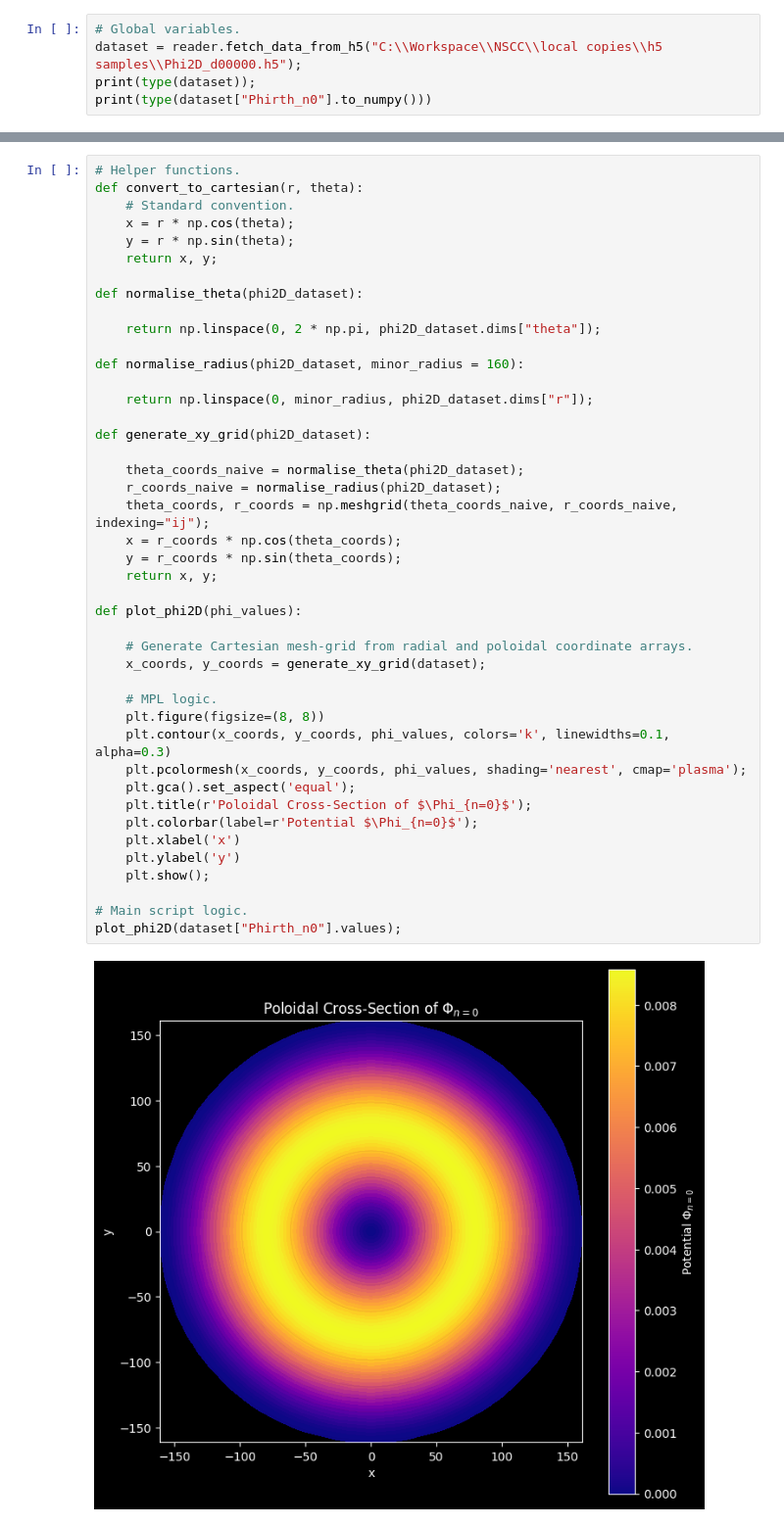
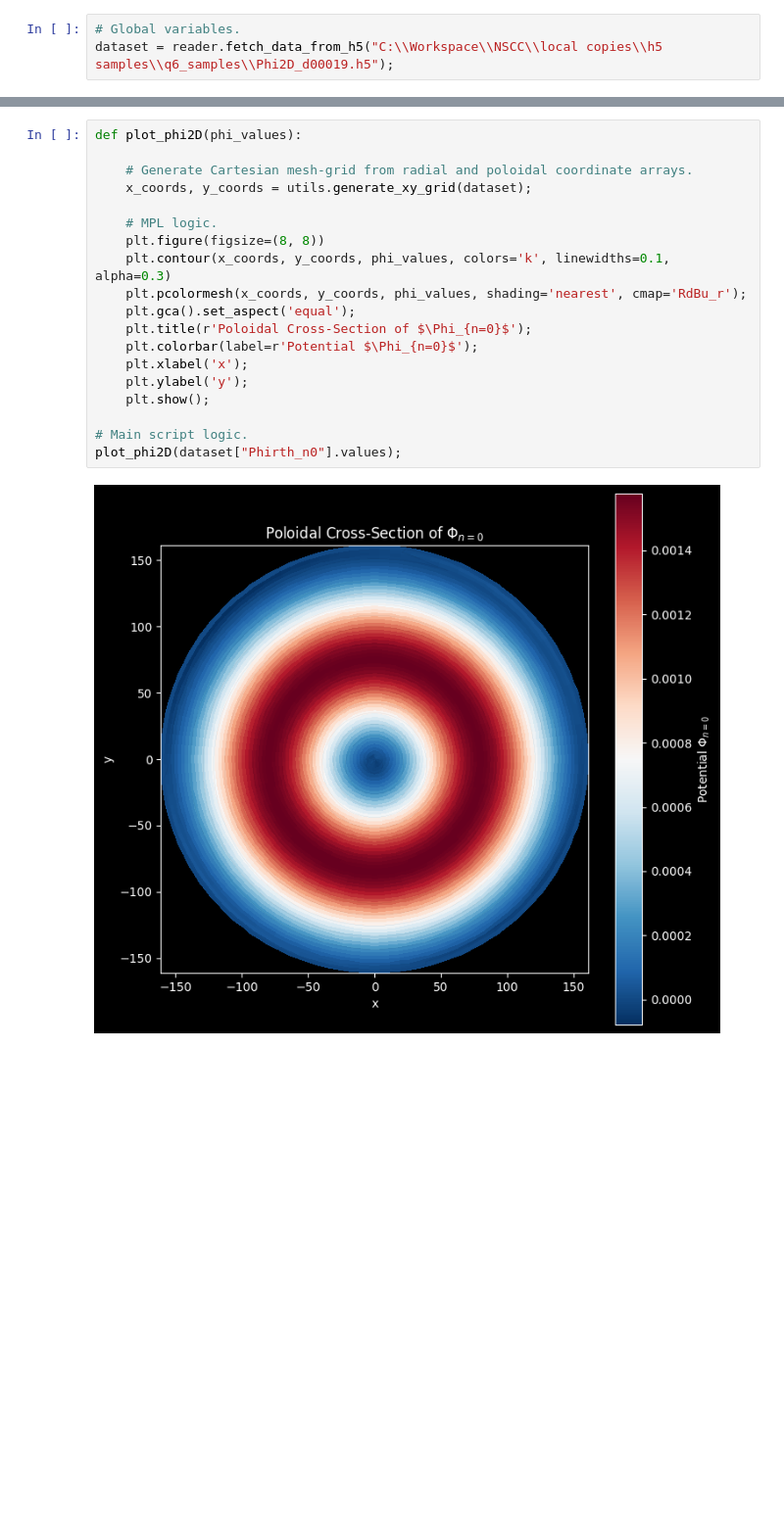
Before and after one commit to seferoni/GYSELA_utils, a Jupyter notebook: Post-Processing/Scripts/phixy_n0.ipynb, the cells around one changed output, grey strips where cells are left out. Shown at 98% size. Saved outputs shown, nothing was run; the diff lists cells and outputs as text; blank space fills up the shorter version.

```diff
--- a/Post-Processing/Scripts/phixy_n0.ipynb
+++ b/Post-Processing/Scripts/phixy_n0.ipynb
@@ -9,6 +10,4 @@ import h5_reader_xr as reader
 plt.style.use('dark_background')
 # %%
 # Global variables.
-dataset = reader.fetch_data_from_h5("C:\\Workspace\\NSCC\\local copies\\h5 samples\\Phi2D_d00000.h5");
-print(type(dataset));
-print(type(dataset["Phirth_n0"].to_numpy()))
+dataset = reader.fetch_data_from_h5("C:\\Workspace\\NSCC\\local copies\\h5 samples\\q6_samples\\Phi2D_d00019.h5");
@@ -18,48 +14,24 @@ print(type(dataset["Phirth_n0"].to_numpy()))
 # %%
-# Helper functions.
-def convert_to_cartesian(r, theta):
-	# Standard convention.
-	x = r * np.cos(theta);
-	y = r * np.sin(theta);
-	return x, y;
-
-def normalise_theta(phi2D_dataset):
-
-	return np.linspace(0, 2 * np.pi, phi2D_dataset.dims["theta"]);
-
-def normalise_radius(phi2D_dataset, minor_radius = 160):
-
-	return np.linspace(0, minor_radius, phi2D_dataset.dims["r"]);
-
-def generate_xy_grid(phi2D_dataset):
-
-	theta_coords_naive = normalise_theta(phi2D_dataset);
-	r_coords_naive = normalise_radius(phi2D_dataset);
-	theta_coords, r_coords = np.meshgrid(theta_coords_naive, r_coords_naive, indexing="ij");
-	x = r_coords * np.cos(theta_coords);
-	y = r_coords * np.sin(theta_coords);
-	return x, y;
-
 def plot_phi2D(phi_values):
 
 	# Generate Cartesian mesh-grid from radial and poloidal coordinate arrays.
-	x_coords, y_coords = generate_xy_grid(dataset);
+	x_coords, y_coords = utils.generate_xy_grid(dataset);
 
 	# MPL logic.
 	plt.figure(figsize=(8, 8))
 	plt.contour(x_coords, y_coords, phi_values, colors='k', linewidths=0.1, alpha=0.3)
-	plt.pcolormesh(x_coords, y_coords, phi_values, shading='nearest', cmap='plasma');
+	plt.pcolormesh(x_coords, y_coords, phi_values, shading='nearest', cmap='RdBu_r');
 	plt.gca().set_aspect('equal');
 	plt.title(r'Poloidal Cross-Section of $\Phi_{n=0}$');
 	plt.colorbar(label=r'Potential $\Phi_{n=0}$');
-	plt.xlabel('x')
-	plt.ylabel('y')
+	plt.xlabel('x');
+	plt.ylabel('y');
 	plt.show();
 
 # Main script logic.
 plot_phi2D(dataset["Phirth_n0"].values);
 # %% [output]
-[figure, old version]
+[figure, new version]
 # %%
 plot_phi2D(dataset["Phirth"].values - dataset["Phirth_n0"].values);
 # %% [output]
```
Also changed, not shown: parts of 3 cells of this notebook, 5 other files.
